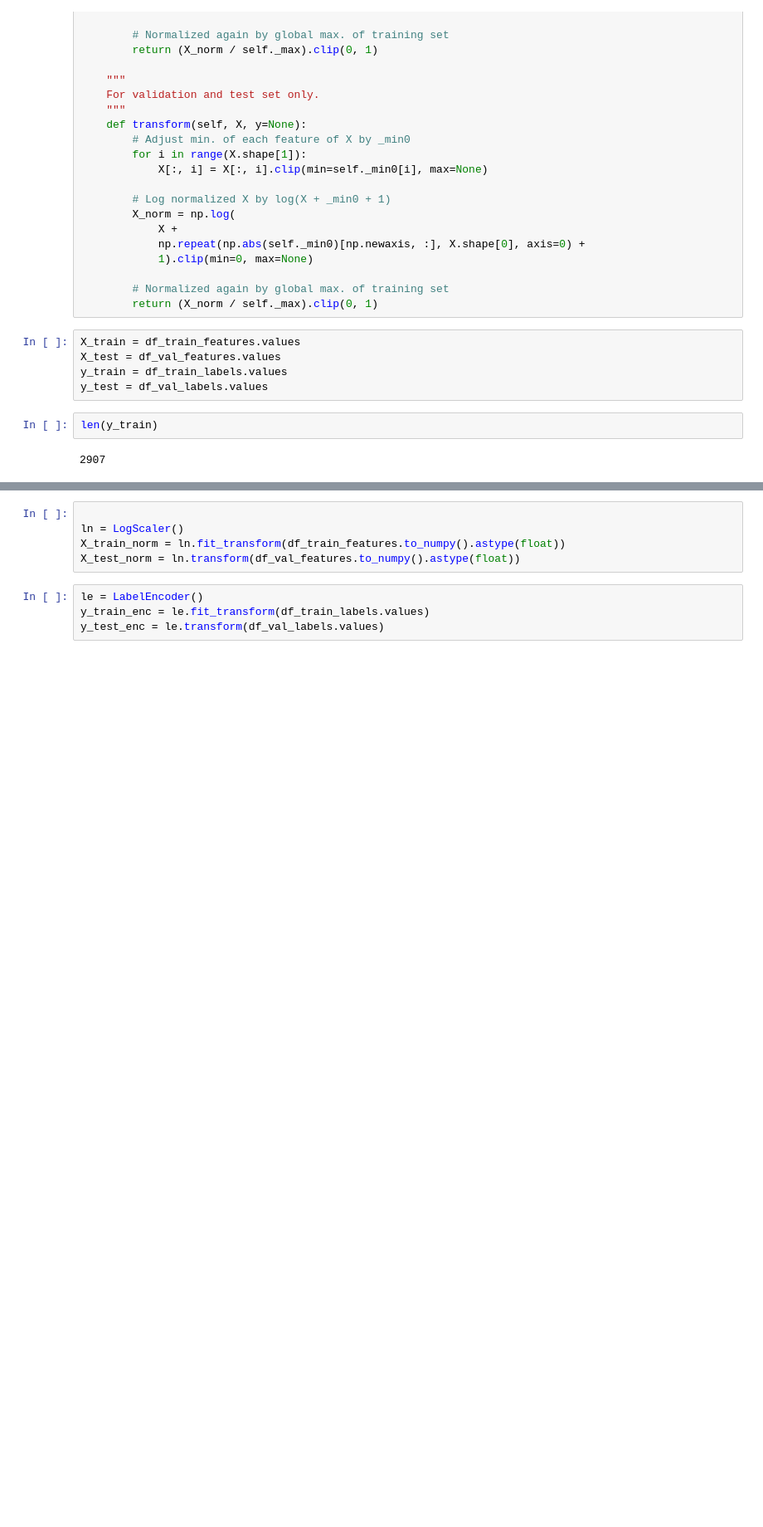
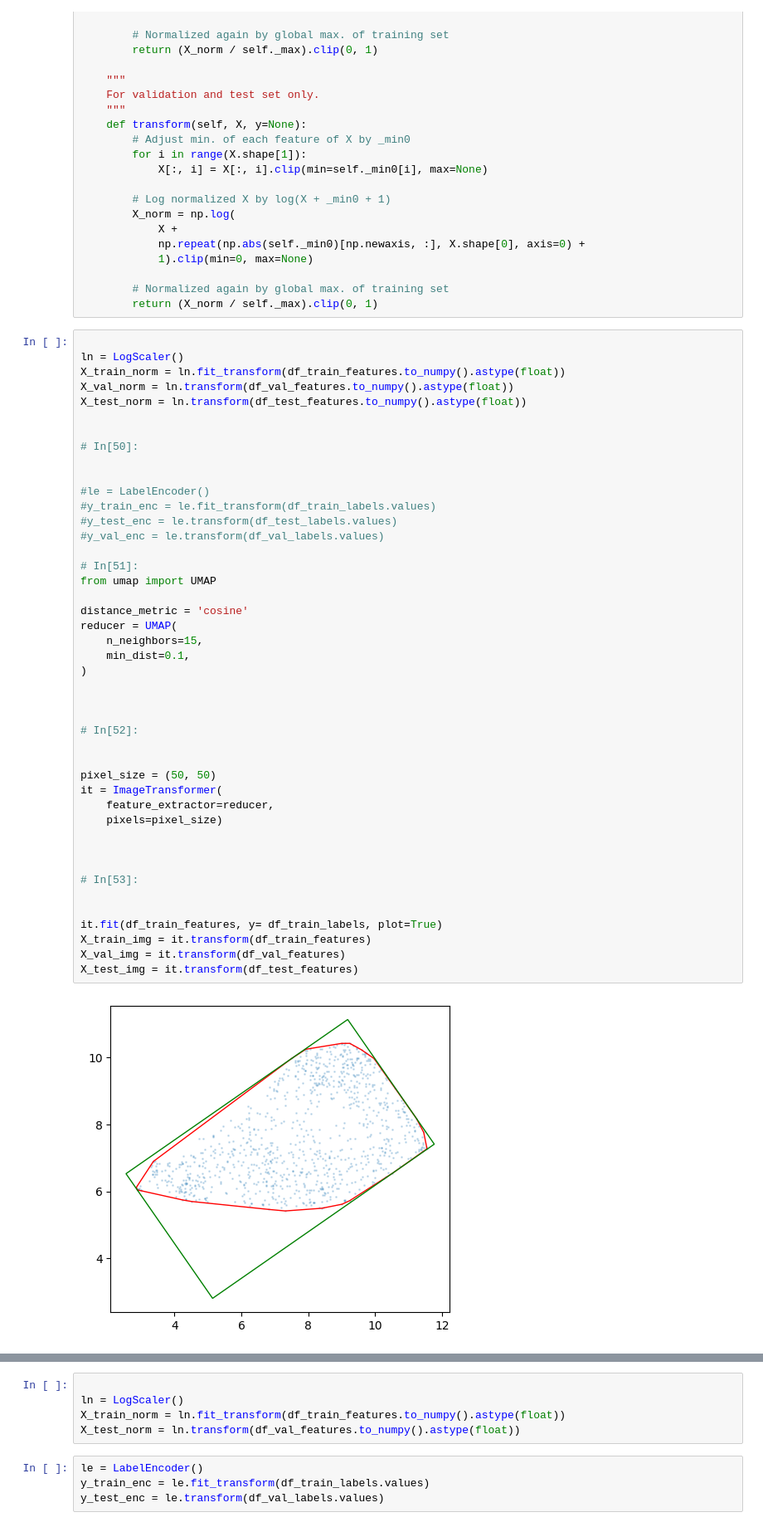
Before and after one commit to sverige16/Tomic-Chem-CP-Prot-MoA, a Jupyter notebook: 04_Tomics_Models/Erik_Models/DeepInsight.ipynb, the cells around one changed output, grey strips where cells are left out. Shown: that part at 83% size. Drawn from its saved outputs; the diff is of its cells as text; blank space fills up the shorter version.

```diff
--- a/04_Tomics_Models/Erik_Models/DeepInsight.ipynb
+++ b/04_Tomics_Models/Erik_Models/DeepInsight.ipynb
@@ -624,12 +677,49 @@ class LogScaler:
 
         # Normalized again by global max. of training set
         return (X_norm / self._max).clip(0, 1)
-# %%
-X_train = df_train_features.values
-X_test = df_val_features.values
-y_train = df_train_labels.values
-y_test = df_val_labels.values
-# %%
-len(y_train)
-# %% [output]
-2907
+# %%
+
+ln = LogScaler()
+X_train_norm = ln.fit_transform(df_train_features.to_numpy().astype(float))
+X_val_norm = ln.transform(df_val_features.to_numpy().astype(float))
+X_test_norm = ln.transform(df_test_features.to_numpy().astype(float))
+
+
+# In[50]:
+
+
+#le = LabelEncoder()
+#y_train_enc = le.fit_transform(df_train_labels.values)
+#y_test_enc = le.transform(df_test_labels.values)
+#y_val_enc = le.transform(df_val_labels.values)
+
+# In[51]:
+from umap import UMAP
+
+distance_metric = 'cosine'
+reducer = UMAP(
+    n_neighbors=15,
+    min_dist=0.1,
+)
+
+
+
+# In[52]:
+
+
+pixel_size = (50, 50)
+it = ImageTransformer(
+    feature_extractor=reducer,
+    pixels=pixel_size)
+
+
+
+# In[53]:
+
+
+it.fit(df_train_features, y= df_train_labels, plot=True)
+X_train_img = it.transform(df_train_features)
+X_val_img = it.transform(df_val_features)
+X_test_img = it.transform(df_test_features)
+# %% [output]
+[figure, added]
```
Also changed, not shown: parts of 34 cells of this notebook, 16 other files.
